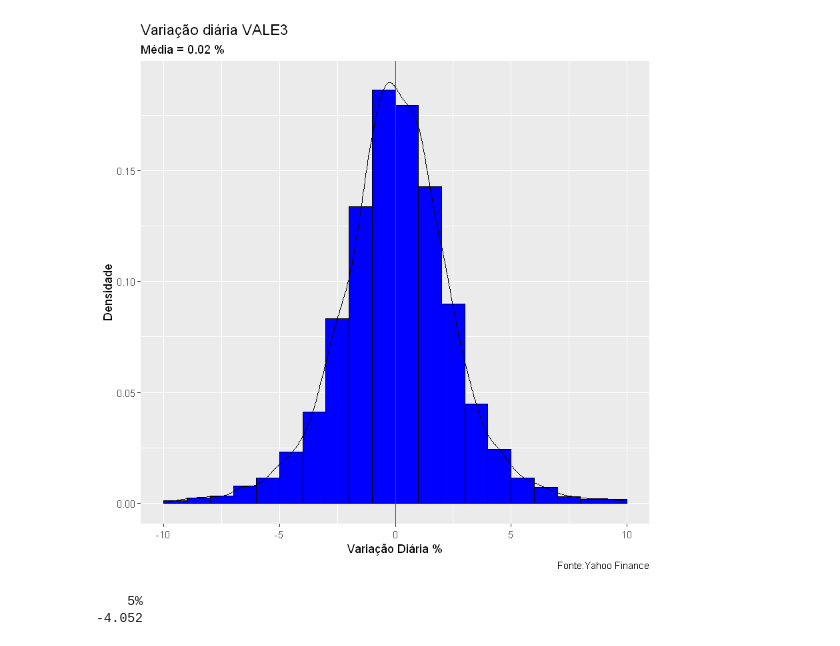
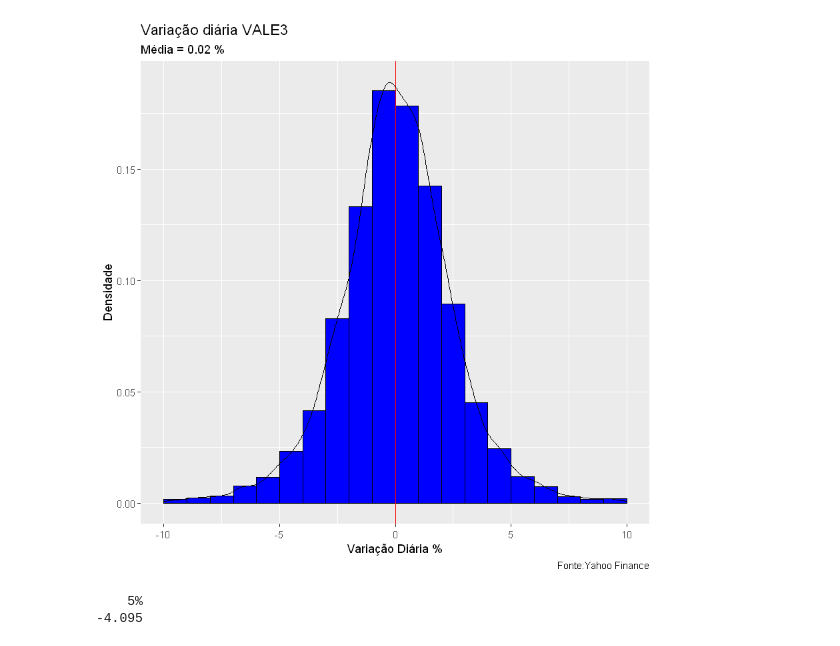
Before and after one commit to GabrielMarquezMatte/Meus-Arquivos, a Jupyter notebook: Ações e opções/Retornos VALE3.ipynb, the cells around one changed output. Saved outputs shown, nothing was run; the diff lists cells and outputs as text; code cells hidden in the pictures.

```diff
--- a/Ações e opções/Retornos VALE3.ipynb
+++ b/Ações e opções/Retornos VALE3.ipynb
@@ -4,10 +4,11 @@ library(ggplot2)
 petr <- getSymbols("VALE3.SA", src = "yahoo", from = "1998-02-01", to = "2020-06-12",
                    auto.assign = T)
 petr <- na.omit(VALE3.SA)
-var <- (diff(petr$VALE3.SA.Close,1)/petr$VALE3.SA.Close[2:5027])*100
+var <- (diff(petr$VALE3.SA.Close,1)/petr$VALE3.SA.Close[1:length(petr$VALE3.SA.Close)-1])*100
 var <- data.frame(VAR = var)
 var <- var[-which(var == 0),]
 var <- data.frame(var)
+var <- na.omit(var)
 ggplot(var,aes(var, after_stat(density)))+
   geom_histogram(binwidth = 0.01, fill = "blue",
                  colour = "black", breaks = c(-20:20))+
@@ -25,7 +26,7 @@ Warning message:
 "Removed 20 rows containing missing values (geom_bar)."
-[figure, old version]
+[figure, new version]
 # %%
 round(quantile(var$var, probs = 0.05), 3)
 # %% [output]
     5%
--4.052
+-4.095
```
Also changed, not shown: parts of 1 cell of this notebook, 4 other files.
